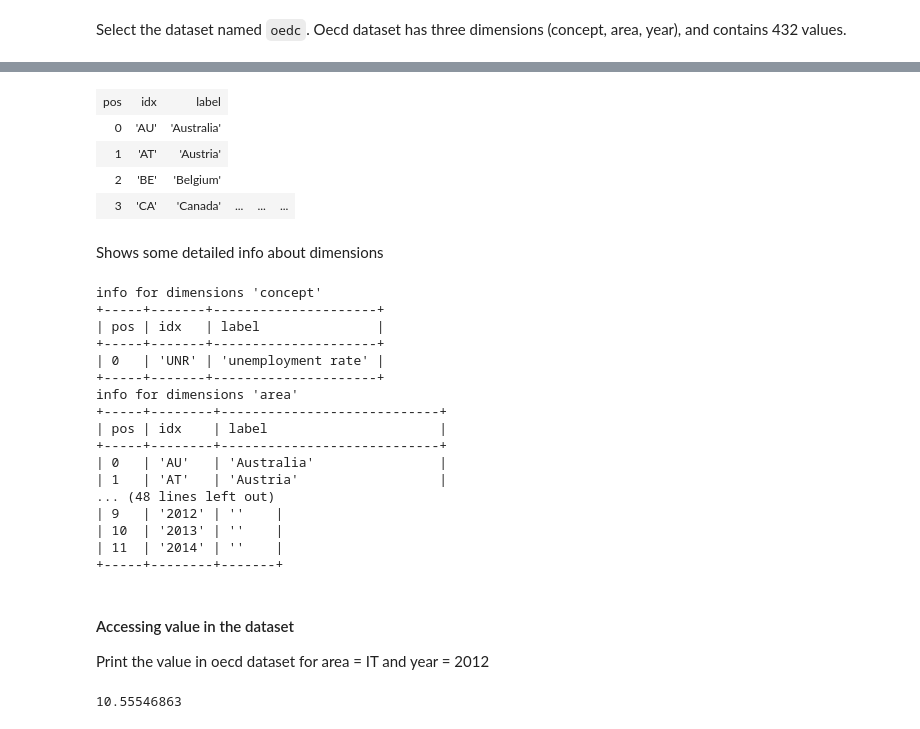
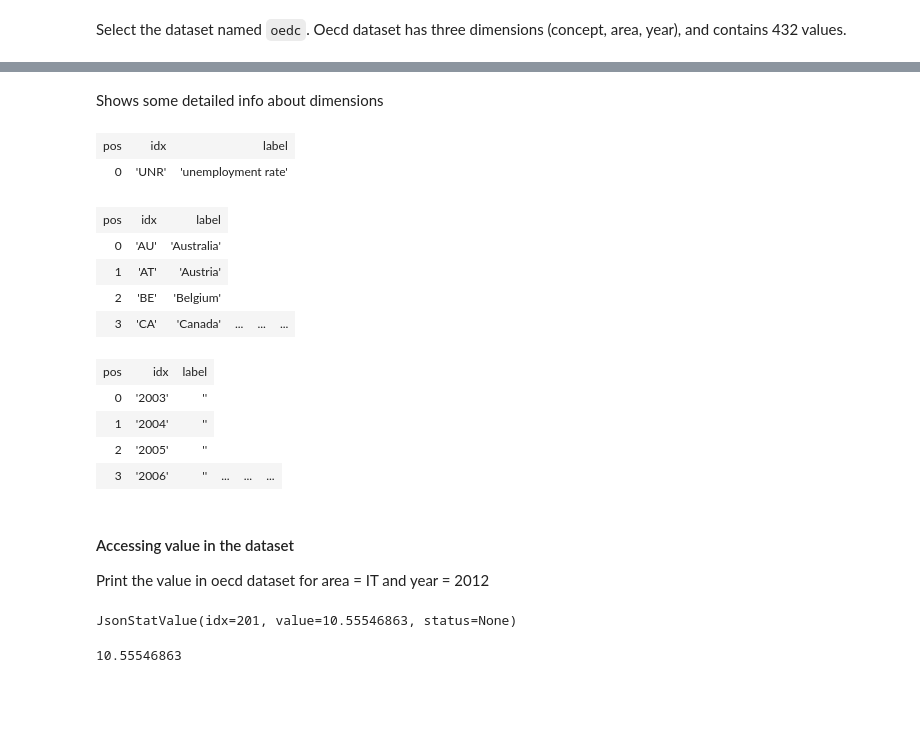
Before and after one commit to 26fe/jsonstat.py, a Jupyter notebook: examples-notebooks/oecd-canada-jsonstat_v1.ipynb, the cells around one changed output, grey strips where cells are left out. Saved outputs shown, nothing was run; the diff lists cells and outputs as text; code cells hidden in the pictures; blank space fills up the shorter version.

```diff
--- a/examples-notebooks/oecd-canada-jsonstat_v1.ipynb
+++ b/examples-notebooks/oecd-canada-jsonstat_v1.ipynb
@@ -60,3 +51,10 @@ size: 432
+# %% [markdown]
+Shows some detailed info about dimensions
+# %%
+oecd.dimension('concept')
+# %% [output]
+| pos | idx | label |
+| 0 | 'UNR' | 'unemployment rate' |
 # %%
 oecd.dimension('area')
 # %% [output]
@@ -65,34 +63,22 @@ oecd.dimension('area')
 | 1 | 'AT' | 'Austria' |
 | 2 | 'BE' | 'Belgium' |
 | 3 | 'CA' | 'Canada' | ... | ... | ... |
-# %% [markdown]
-Shows some detailed info about dimensions
-# %%
-for d in oecd.dimensions():
-    print("info for dimensions '{}'".format(d.did()))
-    d.info()
-# %% [output]
-info for dimensions 'concept'
-+-----+-------+---------------------+
-| pos | idx   | label               |
-+-----+-------+---------------------+
-| 0   | 'UNR' | 'unemployment rate' |
-+-----+-------+---------------------+
-info for dimensions 'area'
-+-----+--------+----------------------------+
-| pos | idx    | label                      |
-+-----+--------+----------------------------+
-| 0   | 'AU'   | 'Australia'                |
-| 1   | 'AT'   | 'Austria'                  |
-... (48 lines left out)
-| 9   | '2012' | ''    |
-| 10  | '2013' | ''    |
-| 11  | '2014' | ''    |
-+-----+--------+-------+
+# %%
+oecd.dimension('year')
+# %% [output]
+| pos | idx | label |
+| 0 | '2003' | '' |
+| 1 | '2004' | '' |
+| 2 | '2005' | '' |
+| 3 | '2006' | '' | ... | ... | ... |
 # %% [markdown]
 #### Accessing value in the dataset
 
 Print the value in oecd dataset for area = IT and year = 2012
+# %%
+oecd.data(area='IT', year='2012')
+# %% [output]
+JsonStatValue(idx=201, value=10.55546863, status=None)
 # %%
 oecd.value(area='IT', year='2012')
 # %% [output]
```
Also changed, not shown: parts of 5 cells of this notebook, 2 other files.
